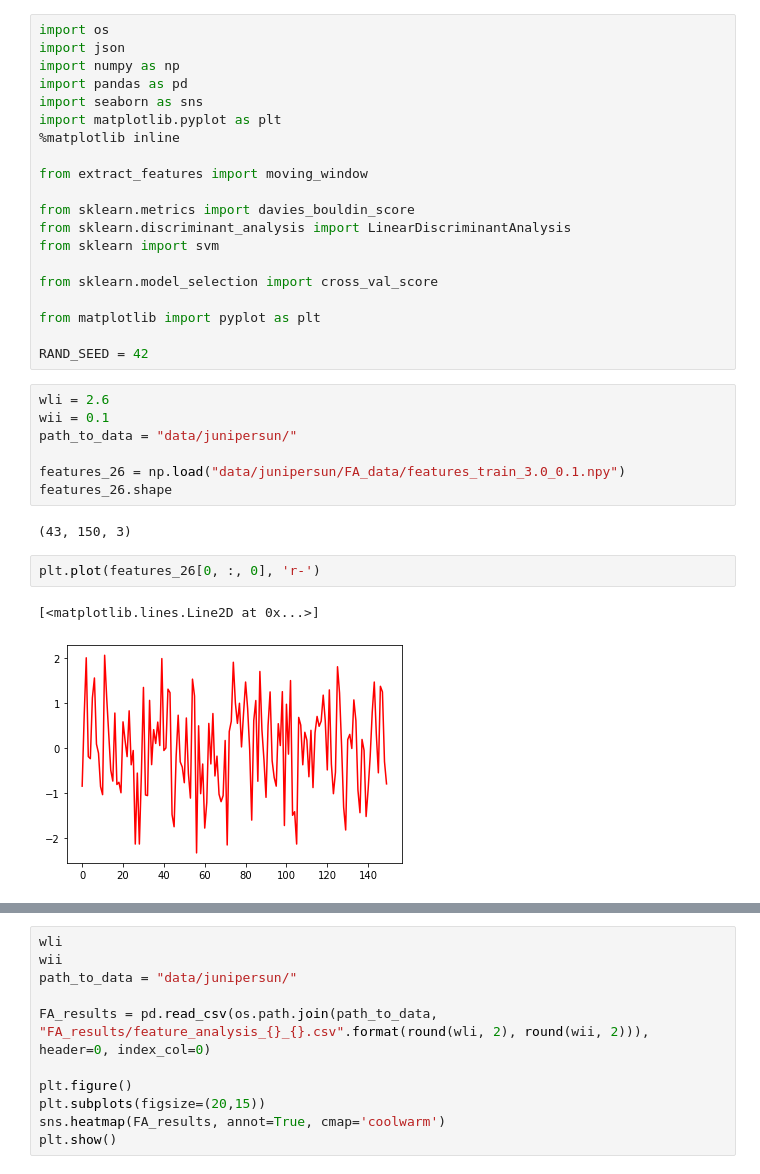
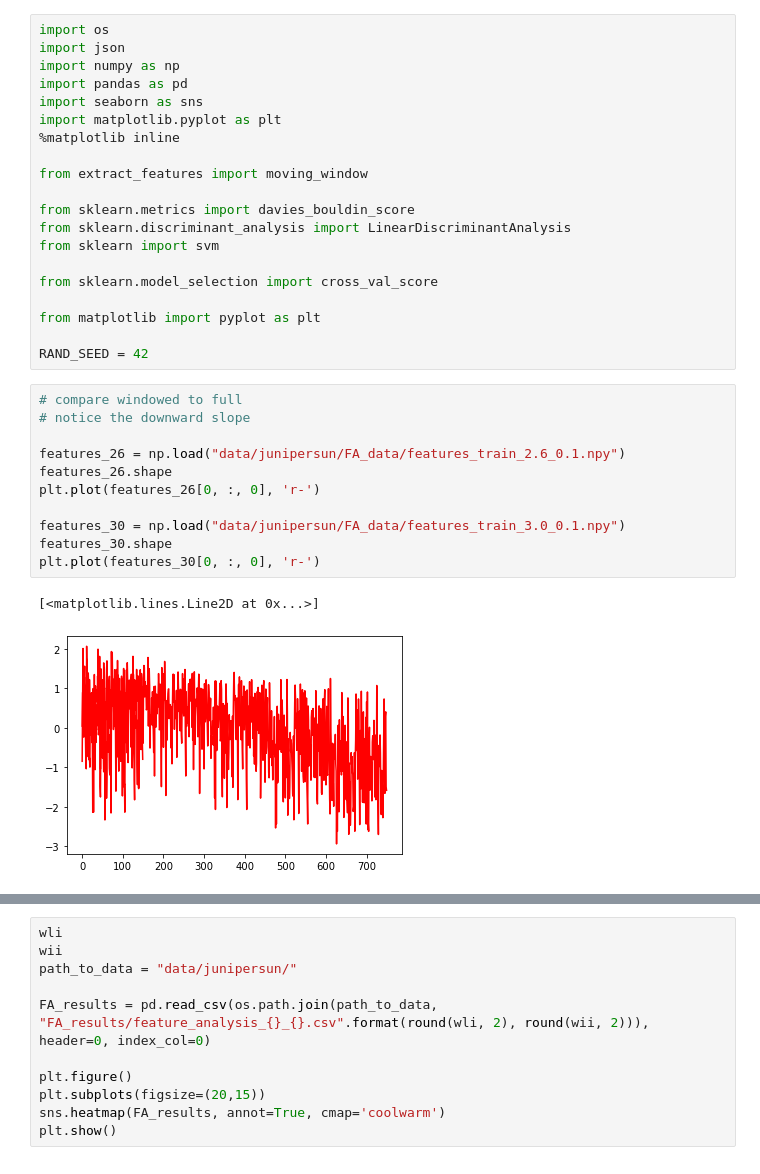
Before and after one commit to GatiAher/EMG_Gesture_Recognition, a Jupyter notebook: exploration.ipynb, the cells around one changed output, grey strips where cells are left out. Saved outputs shown, nothing was run; the diff lists cells and outputs as text.

```diff
--- a/exploration.ipynb
+++ b/exploration.ipynb
@@ -18,17 +18,17 @@ from sklearn.model_selection import cross_val_score
 from matplotlib import pyplot as plt
 
 RAND_SEED = 42
-# %%
-wli = 2.6
-wii = 0.1
-path_to_data = "data/junipersun/"
-
-features_26 = np.load("data/junipersun/FA_data/features_train_3.0_0.1.npy")
-features_26.shape
-# %% [output]
-(43, 150, 3)
-# %%
-plt.plot(features_26[0, :, 0], 'r-')
-# %% [output]
-[<matplotlib.lines.Line2D at 0x...>]
-[figure, removed]
+# %%
+# compare windowed to full
+# notice the downward slope
+
+features_26 = np.load("data/junipersun/FA_data/features_train_2.6_0.1.npy")
+features_26.shape
+plt.plot(features_26[0, :, 0], 'r-')
+
+features_30 = np.load("data/junipersun/FA_data/features_train_3.0_0.1.npy")
+features_30.shape
+plt.plot(features_30[0, :, 0], 'r-')
+# %% [output]
+[<matplotlib.lines.Line2D at 0x...>]
+[figure, added]
```
Also changed, not shown: parts of 1 cell of this notebook, 3 other files.
